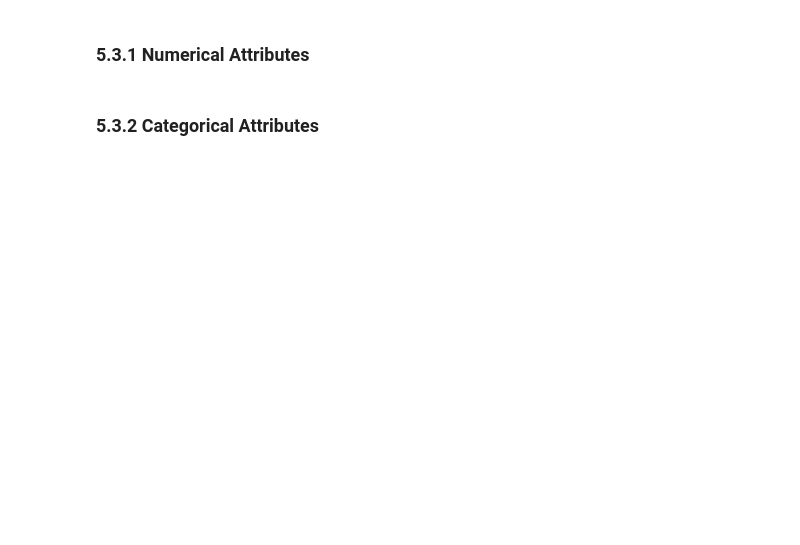
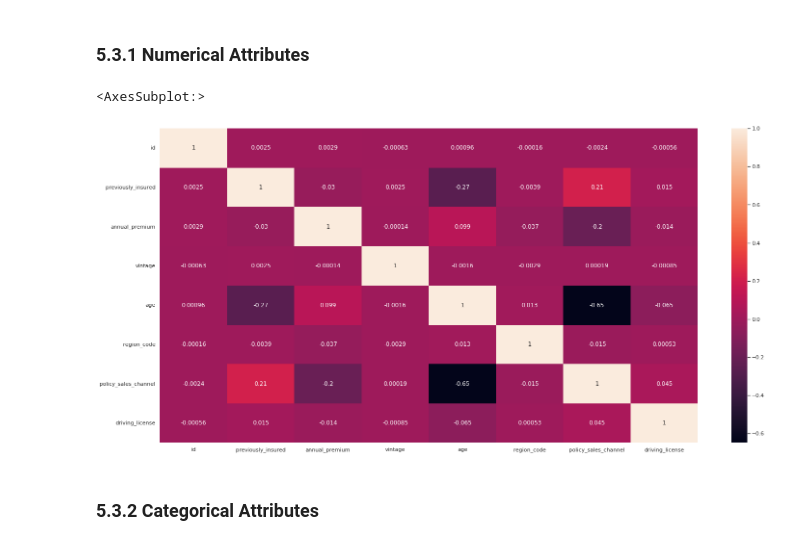
Before and after one commit to rafael-asousa/Cross-Sell-Prediction, a Jupyter notebook: notebook/cross-sell-predictions.ipynb, the cells around one changed output. Drawn from its saved outputs; the diff is of its cells as text; code cells hidden in the pictures; blank space fills up the shorter version.

```diff
--- a/notebook/cross-sell-predictions.ipynb
+++ b/notebook/cross-sell-predictions.ipynb
@@ -383,4 +429,9 @@ sns.barplot(x='vehicle_age',y='response',data=aux1)
 # %% [markdown]
 ### 5.3.1 Numerical Attributes
+# %%
+sns.heatmap(num_attributes.corr(method='spearman'), annot=True)
+# %% [output]
+<AxesSubplot:>
+[figure, added]
 # %% [markdown]
 ### 5.3.2 Categorical Attributes
```
Also changed, not shown: parts of 21 cells of this notebook.
